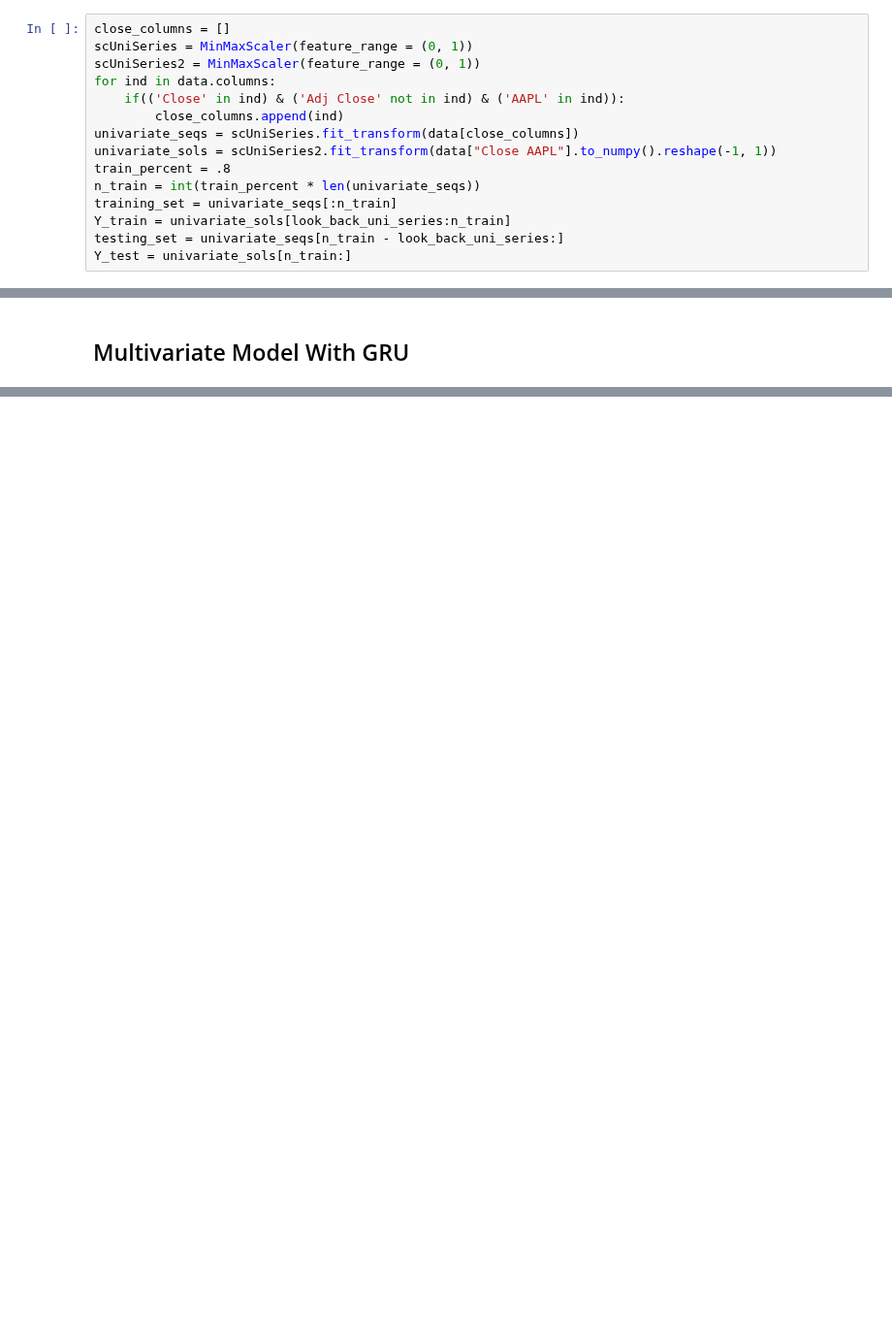
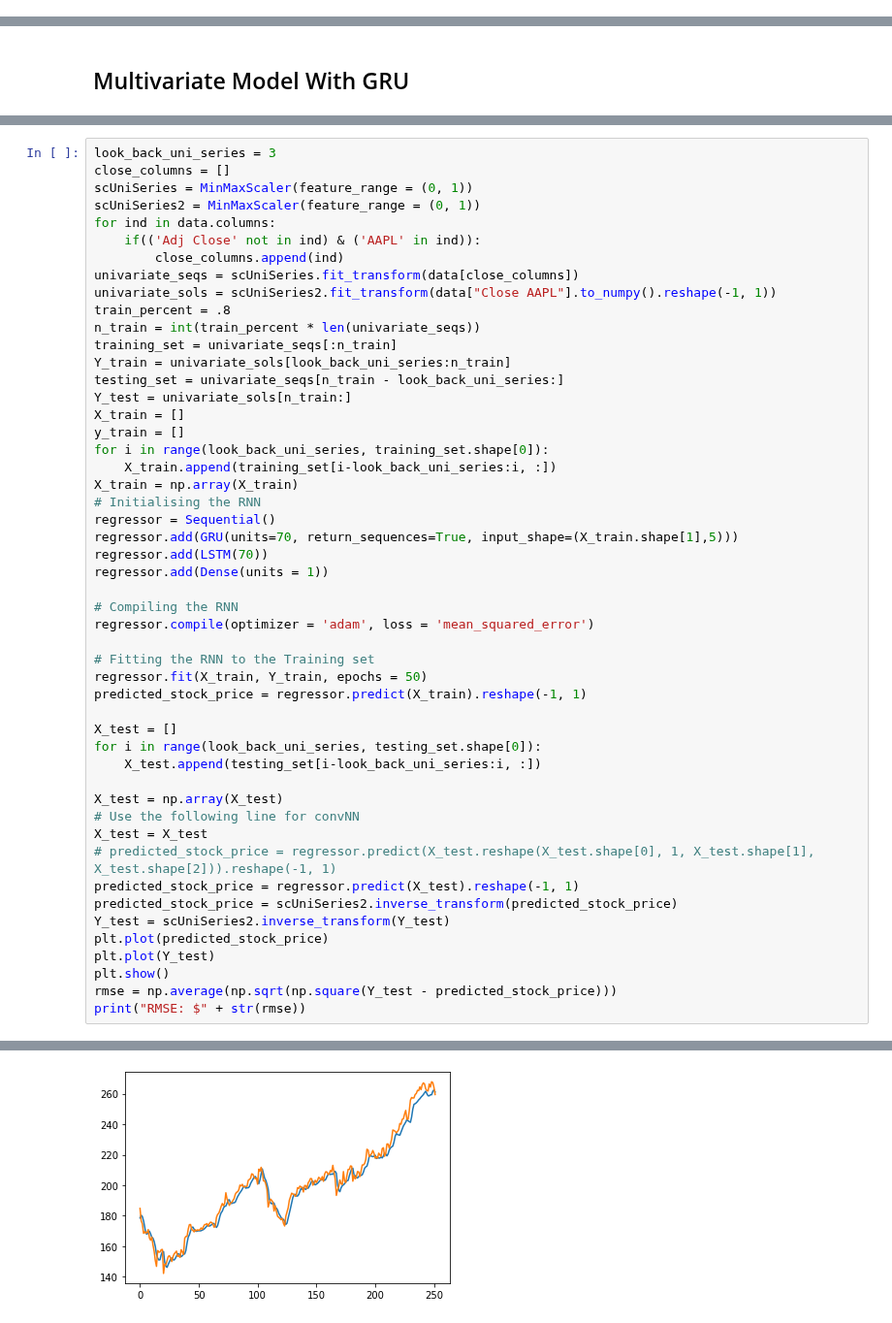
Before and after one commit to Samarmy/CS545TP, a Jupyter notebook: Armstrong-Choudhary-Hua-project.ipynb, the cells around one changed output, grey strips where cells are left out. Shown at 97% size. Drawn from its saved outputs; the diff is of its cells as text; blank space fills up the shorter version.

```diff
--- a/Armstrong-Choudhary-Hua-project.ipynb
+++ b/Armstrong-Choudhary-Hua-project.ipynb
@@ -467,15 +465,0 @@ look_back_uni_series = 60
-# %%
-close_columns = []
-scUniSeries = MinMaxScaler(feature_range = (0, 1))
-scUniSeries2 = MinMaxScaler(feature_range = (0, 1))
-for ind in data.columns:
-    if(('Close' in ind) & ('Adj Close' not in ind) & ('AAPL' in ind)):
-        close_columns.append(ind)
-univariate_seqs = scUniSeries.fit_transform(data[close_columns])
-univariate_sols = scUniSeries2.fit_transform(data["Close AAPL"].to_numpy().reshape(-1, 1))
-train_percent = .8
-n_train = int(train_percent * len(univariate_seqs))
-training_set = univariate_seqs[:n_train]
-Y_train = univariate_sols[look_back_uni_series:n_train]
-testing_set = univariate_seqs[n_train - look_back_uni_series:]
-Y_test = univariate_sols[n_train:]
@@ -574,0 +548,51 @@ plt.show()
+# %%
+look_back_uni_series = 3
+close_columns = []
+scUniSeries = MinMaxScaler(feature_range = (0, 1))
+scUniSeries2 = MinMaxScaler(feature_range = (0, 1))
+for ind in data.columns:
+    if(('Adj Close' not in ind) & ('AAPL' in ind)):
+        close_columns.append(ind)
+univariate_seqs = scUniSeries.fit_transform(data[close_columns])
+univariate_sols = scUniSeries2.fit_transform(data["Close AAPL"].to_numpy().reshape(-1, 1))
+train_percent = .8
+n_train = int(train_percent * len(univariate_seqs))
+training_set = univariate_seqs[:n_train]
+Y_train = univariate_sols[look_back_uni_series:n_train]
+testing_set = univariate_seqs[n_train - look_back_uni_series:]
+Y_test = univariate_sols[n_train:]
+X_train = []
+y_train = []
+for i in range(look_back_uni_series, training_set.shape[0]):
+    X_train.append(training_set[i-look_back_uni_series:i, :])
+X_train = np.array(X_train)
+# Initialising the RNN
+regressor = Sequential()
+regressor.add(GRU(units=70, return_sequences=True, input_shape=(X_train.shape[1],5)))
+regressor.add(LSTM(70))
+regressor.add(Dense(units = 1))
+
+# Compiling the RNN
+regressor.compile(optimizer = 'adam', loss = 'mean_squared_error')
+
+# Fitting the RNN to the Training set
+regressor.fit(X_train, Y_train, epochs = 50)
+predicted_stock_price = regressor.predict(X_train).reshape(-1, 1)
+
+X_test = []
+for i in range(look_back_uni_series, testing_set.shape[0]):
+    X_test.append(testing_set[i-look_back_uni_series:i, :])
+
+X_test = np.array(X_test)
+# Use the following line for convNN
+X_test = X_test
+# predicted_stock_price = regressor.predict(X_test.reshape(X_test.shape[0], 1, X_test.shape[1], X_test.shape[2])).reshape(-1, 1)
+predicted_stock_price = regressor.predict(X_test).reshape(-1, 1)
+predicted_stock_price = scUniSeries2.inverse_transform(predicted_stock_price)
+Y_test = scUniSeries2.inverse_transform(Y_test)
+plt.plot(predicted_stock_price)
+plt.plot(Y_test)
+plt.show()
+rmse = np.average(np.sqrt(np.square(Y_test - predicted_stock_price)))
+print("RMSE: $" + str(rmse))
+# %% [output]
@@ -574,0 +616 @@ plt.show()
+[figure, added]
```
Also changed, not shown: parts of 17 cells of this notebook.
